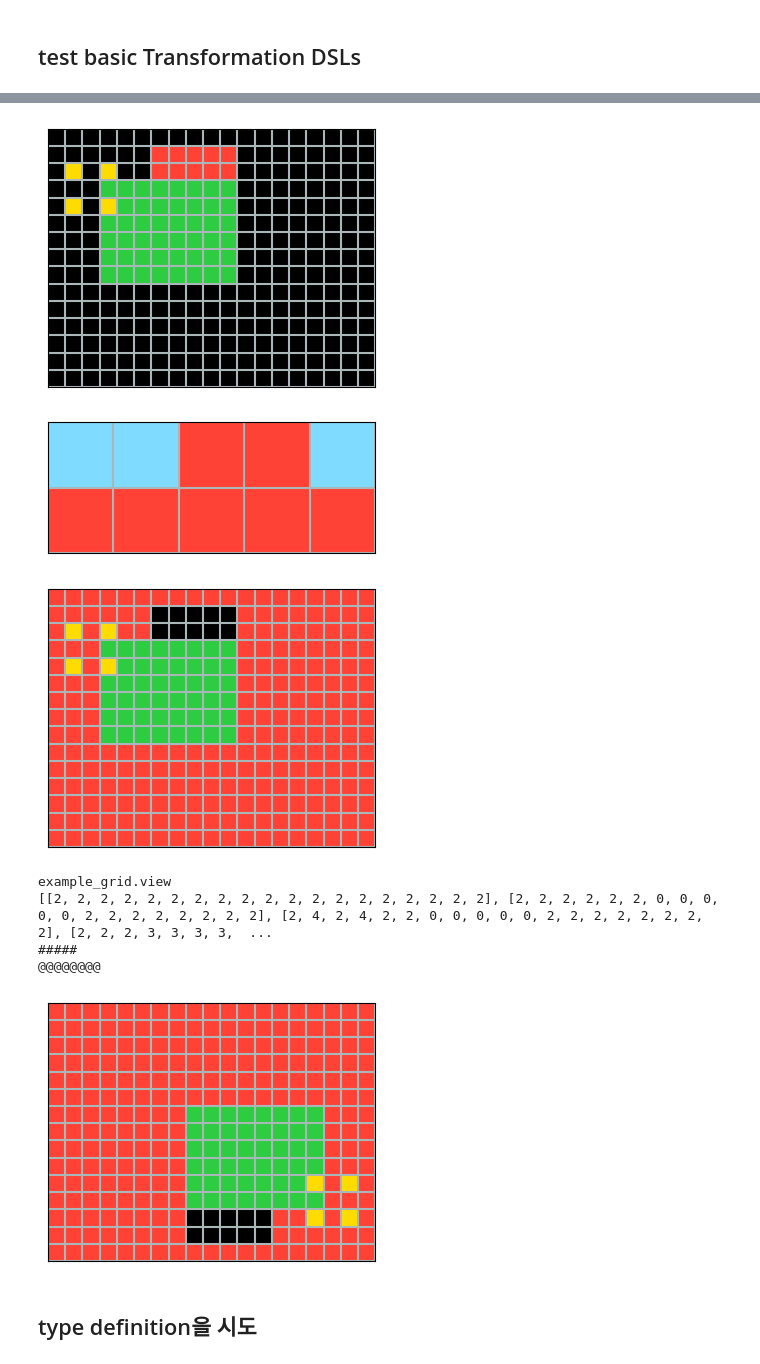
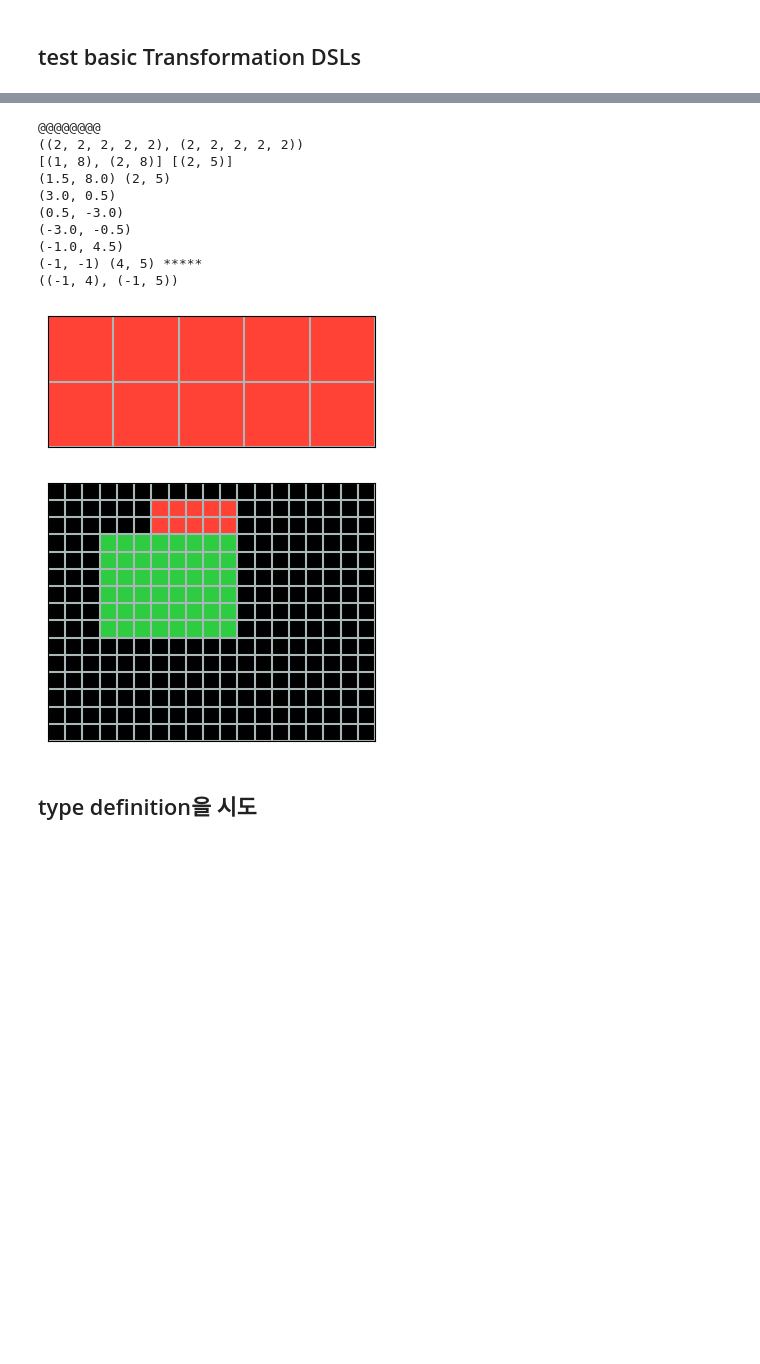
Before and after one commit to Albertree/ARC_Fundamentals, a Jupyter notebook: hhhh.ipynb, the cells around one changed output, grey strips where cells are left out. Cells and saved outputs as stored; diff of their text form; code cells hidden in the pictures; blank space fills up the shorter version.

```diff
--- a/hhhh.ipynb
+++ b/hhhh.ipynb
@@ -78,11 +78,15 @@ x = None
 
 for component in entire_single_components:
     if component.id == (t, p, g, o, x):
-        print(component.type)
-        plot_data(component.view)
+        # print(component.type)
+        # plot_data(component.view)
 
         example_grid = component
         example_object = component.object_list[0]
+        plot_data(example_grid.view)
+        print(example_grid.center)
+        plot_data(example_object.view)
+        print(example_object.center)
         # print(len(object_list))
         # plot_data(component.object_list[0].ancestor.view)
 # %% [output]
@@ -91,45 +97,55 @@ grid
 # %%
 from DSL.transformation_DSL import *
 
-plot_data(coloring(example_grid, [(2,1),(2,3),(4,1),(4,3)], 4).view)
-plot_data(coloring(example_object, [(0,0),(0,1),(0,4)], 8).view)
+# plot_data(coloring(example_grid, [(2,1),(2,3),(4,1),(4,3)], 4).view)
+# plot_data(coloring(example_object, [(0,0),(0,1),(0,4)], 8).view)
 
-plot_data(color_switch(example_grid, 0, 2).view)
+# plot_data(color_switch(example_grid, 0, 2).view)
 
-print("example_grid.view")
-print(example_grid.view)
+# print("example_grid.view")
+# print(example_grid.view)
 
 # rotated_grid = rotate(example_grid, 'cw', 1, None)
 # print(rotated_grid)
 # print(rotated_grid.view)
-print("#####")
+# print("#####")
 # transformed_grid_1 = TRANSFORMED(rotate(example_grid, 'cw', 1, None), example_grid.id[0], example_grid.id[1], example_grid.id[2], example_grid.id[3], example_grid.id[4], prev="rotate")
 # print(transformed_grid_1)
 
 # plot_data(transformed_grid_1.view)
 
 # plot_data(rotated_grid.view)
 # example_object.view = rotate(example_object, 'ccw', 2, None)
-# plot_data(example_object.view)
+# plot_data(example_object.view)f
 
 
 print("@@@@@@@@")
 
 # transformed_grid_a = TRANSFORMED(rotate(example_grid, 'cw', 1, None), example_grid.id[0], example_grid.id[1], example_grid.id[2], example_grid.id[3], example_grid.id[4], prev="rotate")
 # plot_data(transformed_grid_a.view)
 # transformed_grid_b = TRANSFORMED(rotate(example_grid, 'ccw', 1, None), example_grid.id[0], example_grid.id[1], example_grid.id[2], example_grid.id[3], example_grid.id[4], prev="rotate")
 # plot_data(transformed_grid_b.view)
-transformed_grid_c = TRANSFORMED(rot180(example_grid), example_grid.id[0], example_grid.id[1], example_grid.id[2], example_grid.id[3], example_grid.id[4], prev="hori_flip")
-plot_data(transformed_grid_c.view)
+# transformed_grid_c = TRANSFORMED(rot90(example_grid), example_grid.id[0], example_grid.id[1], example_grid.id[2], example_grid.id[3], example_grid.id[4], prev="hori_flip")
+# plot_data(transformed_grid_c.view)
+
+# transformed_grid_d = TRANSFORMED(rotate(example_grid, 'cw', 2, None), example_grid.id[0], example_grid.id[1], example_grid.id[2], example_grid.id[3], example_grid.id[4], prev="hori_flip")
+# plot_data(transformed_grid_d.view)
+transformed_grid_e = TRANSFORMED(rotate(example_object, 'cw', 3, [(2,5)]), example_grid.id[0], example_grid.id[1], example_grid.id[2], example_grid.id[3], example_grid.id[4], prev="hori_flip")
+plot_data(transformed_grid_e.view)
+plot_data(example_object.ancestor.view)
 # %% [output]
+@@@@@@@@
+((2, 2, 2, 2, 2), (2, 2, 2, 2, 2))
+[(1, 8), (2, 8)] [(2, 5)]
+(1.5, 8.0) (2, 5)
+(3.0, 0.5)
+(0.5, -3.0)
+(-3.0, -0.5)
+(-1.0, 4.5)
+(-1, -1) (4, 5) *****
+((-1, 4), (-1, 5))
-[figure, old version]
+[figure, new version]
-[figure, old version]
+[figure, new version]
-[figure, removed]
-example_grid.view
-[[2, 2, 2, 2, 2, 2, 2, 2, 2, 2, 2, 2, 2, 2, 2, 2, 2, 2, 2], [2, 2, 2, 2, 2, 2, 0, 0, 0, 0, 0, 2, 2, 2, 2, 2, 2, 2, 2], [2, 4, 2, 4, 2, 2, 0, 0, 0, 0, 0, 2, 2, 2, 2, 2, 2, 2, 2], [2, 2, 2, 3, 3, 3, 3,  ...
-#####
-@@@@@@@@
-[figure, removed]
 # %% [markdown]
 ## type definition을 시도
 # %%
```
Also changed, not shown: parts of 2 cells of this notebook, 4 other files.
